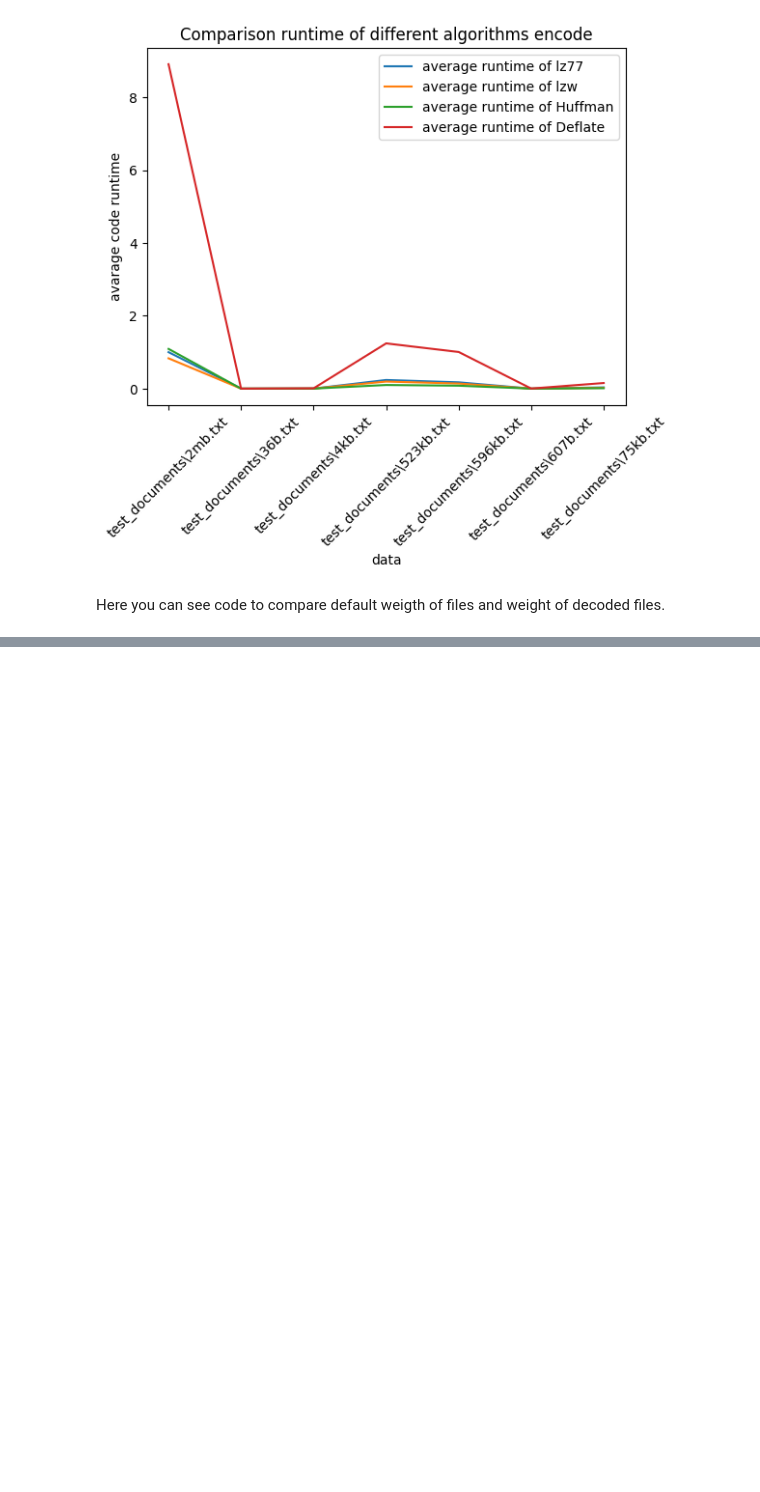
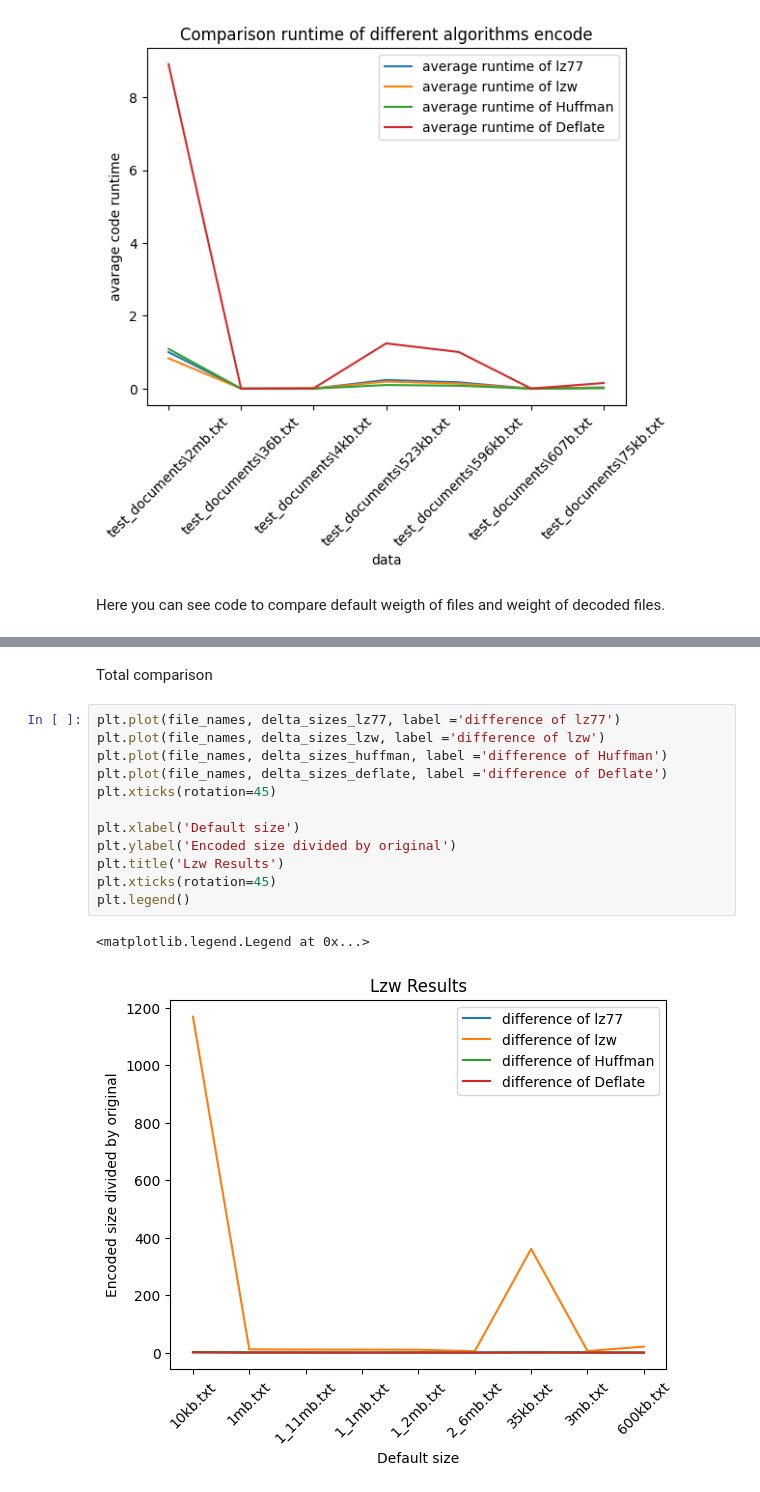
Before and after one commit to BohdanPavliuk/Algorithms_zip, a Jupyter notebook: invastigation.ipynb, the cells around one changed output, grey strips where cells are left out. Saved outputs shown, nothing was run; the diff lists cells and outputs as text; blank space fills up the shorter version.

```diff
--- a/invastigation.ipynb
+++ b/invastigation.ipynb
@@ -650,0 +646,17 @@ plt.show()
+# %% [markdown]
+Total comparison
+# %%
+plt.plot(file_names, delta_sizes_lz77, label ='difference of lz77')
+plt.plot(file_names, delta_sizes_lzw, label ='difference of lzw')
+plt.plot(file_names, delta_sizes_huffman, label ='difference of Huffman')
+plt.plot(file_names, delta_sizes_deflate, label ='difference of Deflate')
+plt.xticks(rotation=45)
+
+plt.xlabel('Default size')
+plt.ylabel('Encoded size divided by original')
+plt.title('Lzw Results')
+plt.xticks(rotation=45)
+plt.legend()
+# %% [output]
+<matplotlib.legend.Legend at 0x...>
+[figure, added]
```
Also changed, not shown: parts of 4 cells of this notebook.
